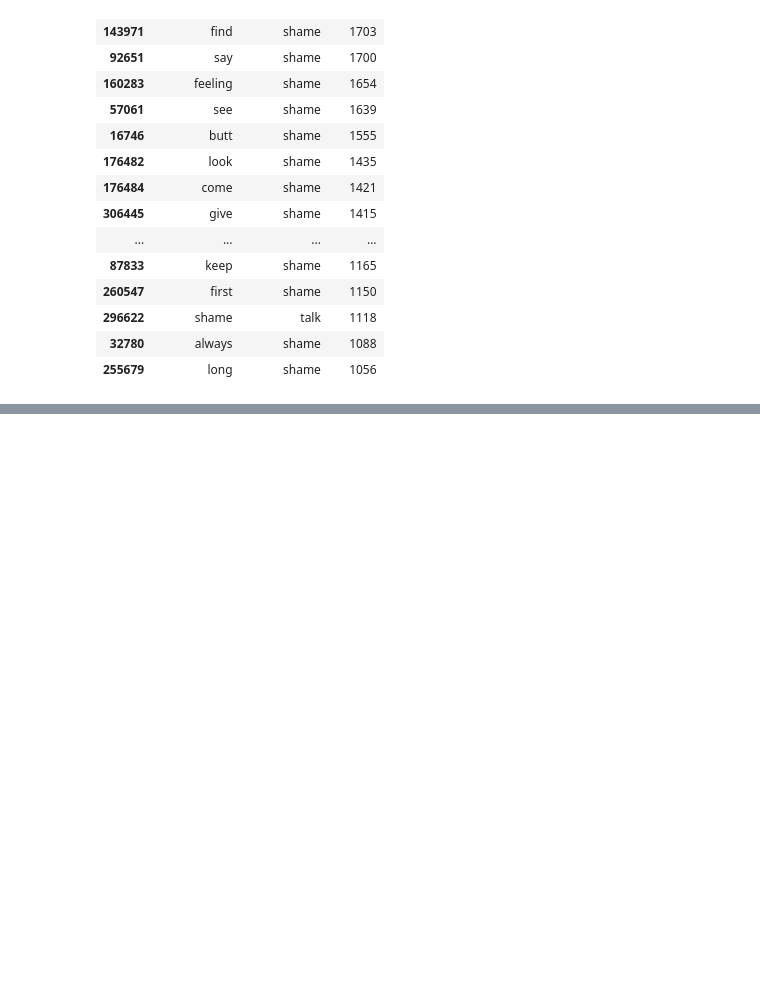
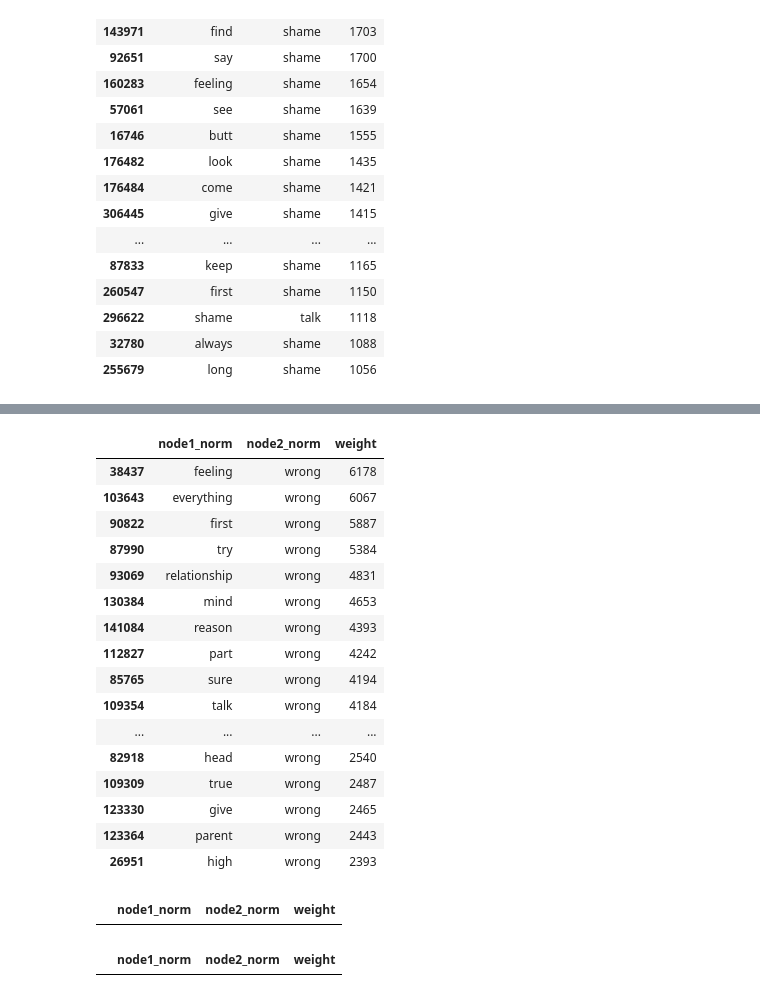
Before and after one commit to natashacarpcast/selfimprovement, a Jupyter notebook: lab4_graphs/neighbors.ipynb, the cells around one changed output, grey strips where cells are left out. Drawn from its saved outputs; the diff is of its cells as text; code cells hidden in the pictures; blank space fills up the shorter version.

```diff
--- a/lab4_graphs/neighbors.ipynb
+++ b/lab4_graphs/neighbors.ipynb
@@ -463,0 +495,31 @@ edges_filtered.sort_values('weight', ascending=False)[0:20]
+# %%
+edges_filtered = edges[(edges['node1_norm'] == 'wrong') | (edges['node2_norm'] == 'wrong')]
+edges_filtered.sort_values('weight', ascending=False)[0:50]
+# %% [output]
+|  | node1_norm | node2_norm | weight |
+| 38437 | feeling | wrong | 6178 |
+| 103643 | everything | wrong | 6067 |
+| 90822 | first | wrong | 5887 |
+| 87990 | try | wrong | 5384 |
+| 93069 | relationship | wrong | 4831 |
+| 130384 | mind | wrong | 4653 |
+| 141084 | reason | wrong | 4393 |
+| 112827 | part | wrong | 4242 |
+| 85765 | sure | wrong | 4194 |
+| 109354 | talk | wrong | 4184 |
+| ... | ... | ... | ... |
+| 82918 | head | wrong | 2540 |
+| 109309 | true | wrong | 2487 |
+| 123330 | give | wrong | 2465 |
+| 123364 | parent | wrong | 2443 |
+| 26951 | high | wrong | 2393 |
+# %%
+edges_filtered = edges[(edges['node1_norm'] == 'moral') | (edges['node2_norm'] == 'moral')]
+edges_filtered.sort_values('weight', ascending=False)[0:20]
+# %% [output]
+|  | node1_norm | node2_norm | weight |
+# %%
+edges_filtered = edges[(edges['node1_norm'] == 'duty') | (edges['node2_norm'] == 'duty')]
+edges_filtered.sort_values('weight', ascending=False)[0:20]
+# %% [output]
+|  | node1_norm | node2_norm | weight |
```
Also changed, not shown: parts of 3 cells of this notebook.
